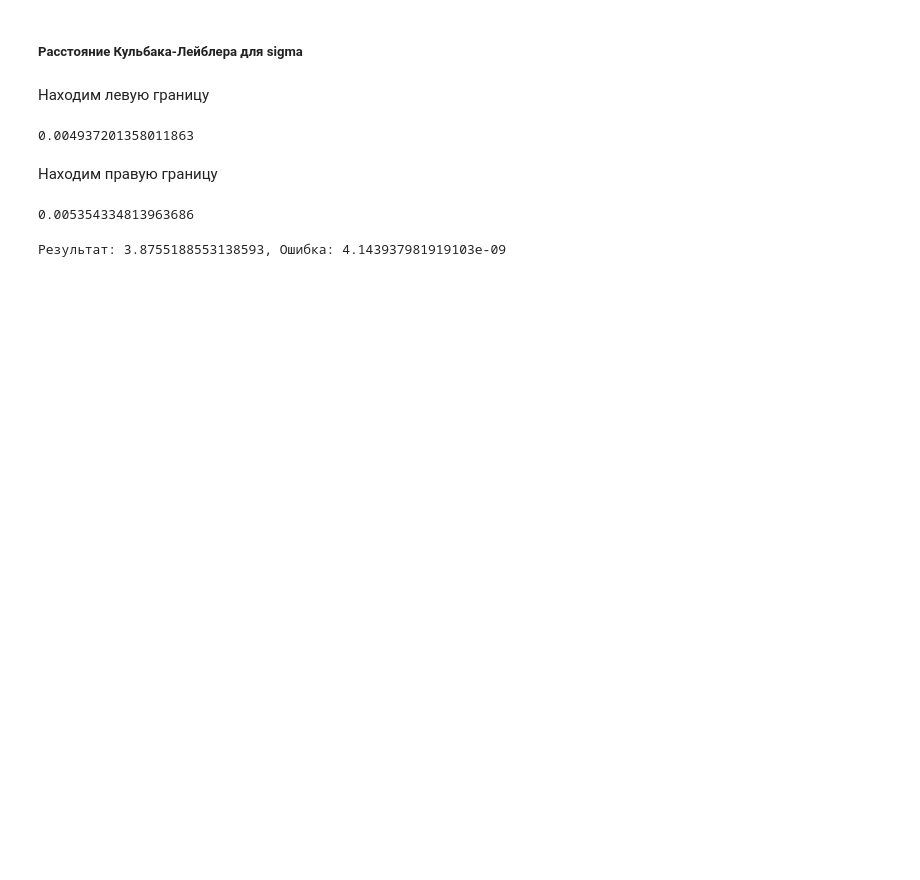
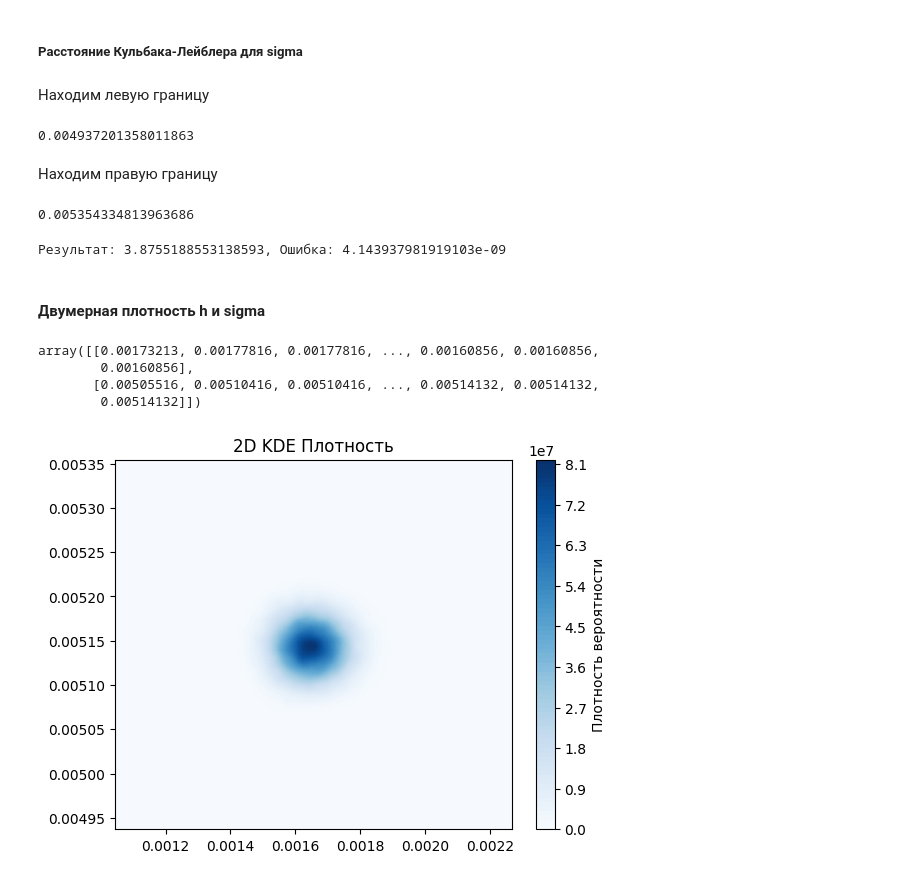
Before and after one commit to AnfimovAleksandr/mag_diploma, a Jupyter notebook: Непараметрический_2.ipynb, the cells around one changed output. Saved outputs shown, nothing was run; the diff lists cells and outputs as text; code cells hidden in the pictures; blank space fills up the shorter version.

```diff
--- a/Непараметрический_2.ipynb
+++ b/Непараметрический_2.ipynb
@@ -2267,3 +2581,31 @@ result, error = quad(prob, 0.004937201358011863, 0.005354334813963686)
 print(f"Результат: {result}, Ошибка: {error}")
 # %% [output]
 Результат: 3.8755188553138593, Ошибка: 4.143937981919103e-09
+# %% [markdown]
+#### Двумерная плотность h и sigma
+# %%
+# XY = np.concatenate([h_s.reshape(-1, 1), sigma_s.reshape(-1, 1)], axis = 1).T
+XY = np.vstack([h_s, sigma_s])
+XY
+# %% [output]
+array([[0.00173213, 0.00177816, 0.00177816, ..., 0.00160856, 0.00160856,
+        0.00160856],
+       [0.00505516, 0.00510416, 0.00510416, ..., 0.00514132, 0.00514132,
+        0.00514132]])
+# %%
+kde = gaussian_kde(XY)
+# %%
+# Сетка для построения
+xgrid = np.linspace(0.001043643899193662, 0.002265199052502213, 100)
+ygrid = np.linspace(0.004937201358011863, 0.005354334813963686, 100)
+X, Y = np.meshgrid(xgrid, ygrid)
+Z = kde(np.vstack([X.ravel(), Y.ravel()])).reshape(X.shape)
+
+# Визуализация
+plt.contourf(X, Y, Z, levels=100, cmap='Blues')
+plt.colorbar(label='Плотность вероятности')
+# plt.scatter(h_s, sigma_s, s=1, alpha=0.3, color='red')  # Исходные точки
+plt.title('2D KDE Плотность')
+plt.show()
+# %% [output]
+[figure, added]
```
Also changed, not shown: parts of 53 cells of this notebook, 1 other file.
